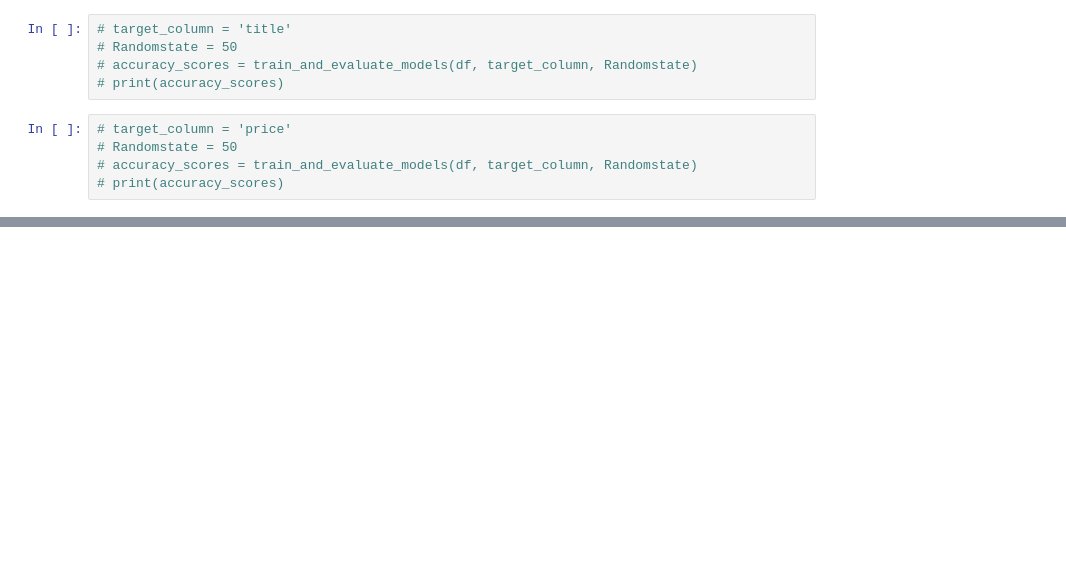
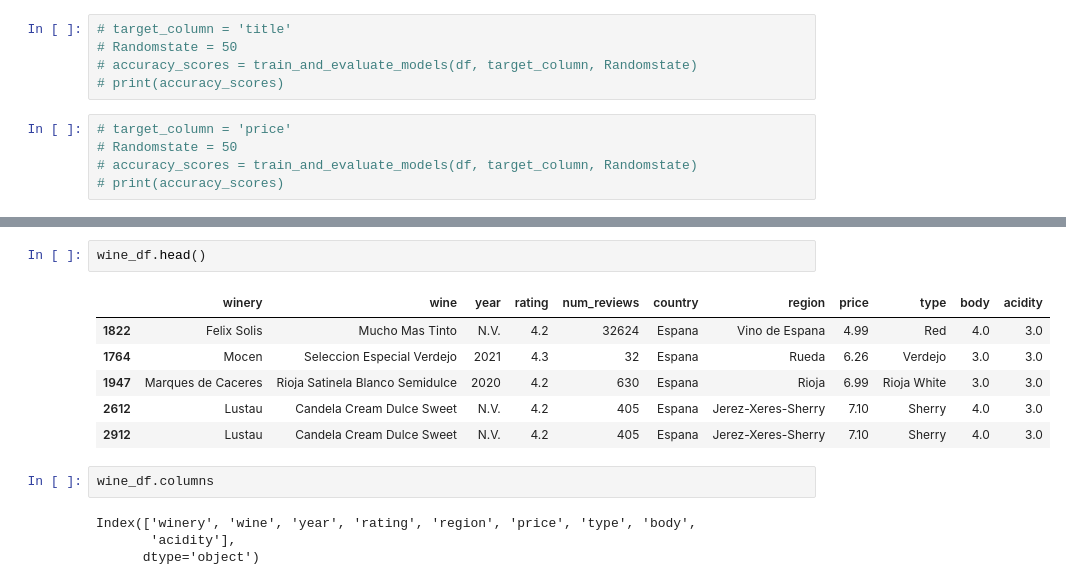
Before and after one commit to michaeldonaldsheridan/WineClassification, a Jupyter notebook: WineClassifcaton.ipynb, the cells around one changed output, grey strips where cells are left out. Drawn from its saved outputs; the diff is of its cells as text; blank space fills up the shorter version.

```diff
--- a/WineClassifcaton.ipynb
+++ b/WineClassifcaton.ipynb
@@ -579,0 +542,15 @@ Text(0, 0.5, 'price')
+# %%
+wine_df.head()
+# %% [output]
+|  | winery | wine | year | rating | num_reviews | country | region | price | type | body | acidity |
+| 1822 | Felix Solis | Mucho Mas Tinto | N.V. | 4.2 | 32624 | Espana | Vino de Espana | 4.99 | Red | 4.0 | 3.0 |
+| 1764 | Mocen | Seleccion Especial Verdejo | 2021 | 4.3 | 32 | Espana | Rueda | 6.26 | Verdejo | 3.0 | 3.0 |
+| 1947 | Marques de Caceres | Rioja Satinela Blanco Semidulce | 2020 | 4.2 | 630 | Espana | Rioja | 6.99 | Rioja White | 3.0 | 3.0 |
+| 2612 | Lustau | Candela Cream Dulce Sweet | N.V. | 4.2 | 405 | Espana | Jerez-Xeres-Sherry | 7.10 | Sherry | 4.0 | 3.0 |
+| 2912 | Lustau | Candela Cream Dulce Sweet | N.V. | 4.2 | 405 | Espana | Jerez-Xeres-Sherry | 7.10 | Sherry | 4.0 | 3.0 |
+# %%
+wine_df.columns
+# %% [output]
+Index(['winery', 'wine', 'year', 'rating', 'region', 'price', 'type', 'body',
+       'acidity'],
+      dtype='object')
```
Also changed, not shown: parts of 21 cells of this notebook, 3 other files.
